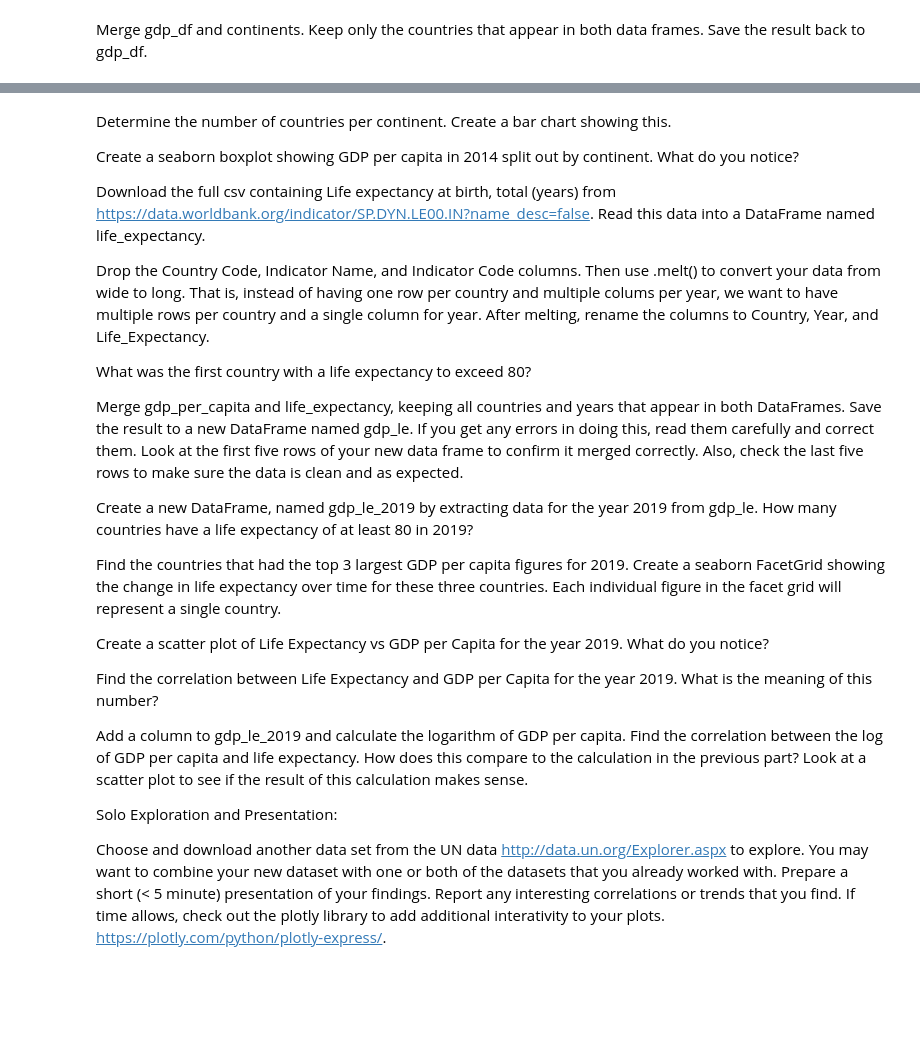
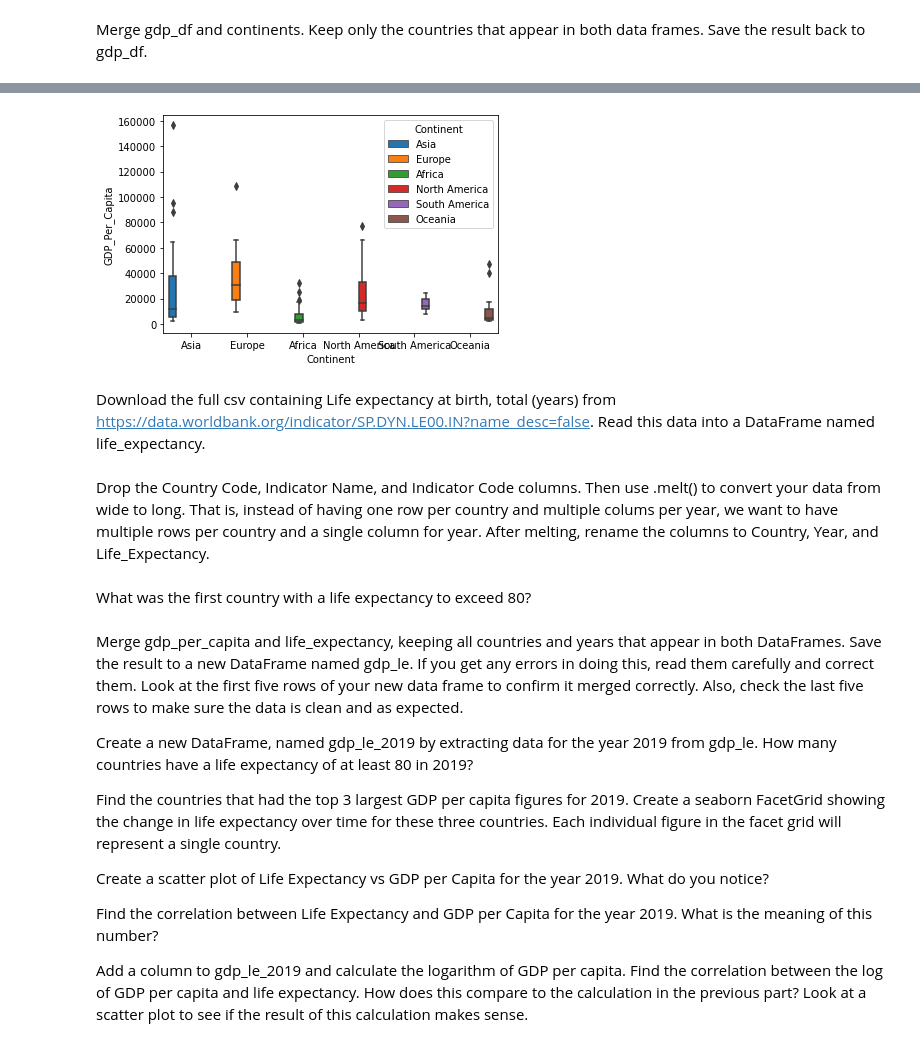
Before and after one commit to nss-data-science-cohort-6/un_data_question-bvanitsthian, a Jupyter notebook: UN_Data_Exploration.ipynb, the cells around one changed output, grey strips where cells are left out. Saved outputs shown, nothing was run; the diff lists cells and outputs as text; code cells hidden in the pictures; blank space fills up the shorter version.

```diff
--- a/UN_Data_Exploration.ipynb
+++ b/UN_Data_Exploration.ipynb
@@ -271,0 +300,5 @@ Merge gdp_df and continents. Keep only the countries that appear in both data fr
+# %%
+gdp_df_2014 = gdp_df[gdp_df['Year']==2014]
+gdp_df_2014 = gdp_df_2014.iloc[:,[0,2,4]].set_index('Country')
+gdp_df_2014 = gdp_df_2014.rename(columns={'Continent_y': 'Continent'})
+gdp_df_2014
@@ -272,14 +324,16 @@ Merge gdp_df and continents. Keep only the countries that appear in both data fr
+# %%
+boxplot_2014 = sns.boxplot(data=gdp_df_2014, x="Continent", y="GDP_Per_Capita",
+                           hue = "Continent", saturation=0.95)
+#boxplot_2014.set_xticklabels(labels="Continent", rotation = 30)
+# %% [output]
+[figure, added]
+# %% [markdown]
+Download the full csv containing Life expectancy at birth, total (years) from https://data.worldbank.org/indicator/SP.DYN.LE00.IN?name_desc=false. Read this data into a DataFrame named life_expectancy.
+# %% [markdown]
+Drop the Country Code, Indicator Name, and Indicator Code columns. Then use .melt() to convert your data from wide to long. That is, instead of having one row per country and multiple colums per year, we want to have multiple rows per country and a single column for year. After melting, rename the columns to Country, Year, and Life_Expectancy.
+# %% [markdown]
+What was the first country with a life expectancy to exceed 80?
 # %% [markdown]
-Determine the number of countries per continent. Create a bar chart showing this.
-
-Create a seaborn boxplot showing GDP per capita in 2014 split out by continent. What do you notice?
-
-Download the full csv containing Life expectancy at birth, total (years) from https://data.worldbank.org/indicator/SP.DYN.LE00.IN?name_desc=false. Read this data into a DataFrame named life_expectancy.
-
-Drop the Country Code, Indicator Name, and Indicator Code columns. Then use .melt() to convert your data from wide to long. That is, instead of having one row per country and multiple colums per year, we want to have multiple rows per country and a single column for year. After melting, rename the columns to Country, Year, and Life_Expectancy.
-
-What was the first country with a life expectancy to exceed 80?
-
 Merge gdp_per_capita and life_expectancy, keeping all countries and years that appear in both DataFrames. Save the result to a new DataFrame named gdp_le. If you get any errors in doing this, read them carefully and correct them. Look at the first five rows of your new data frame to confirm it merged correctly. Also, check the last five rows to make sure the data is clean and as expected.
 
 Create a new DataFrame, named gdp_le_2019 by extracting data for the year 2019 from gdp_le. How many countries have a life expectancy of at least 80 in 2019?
@@ -291,8 +345,3 @@ Create a scatter plot of Life Expectancy vs GDP per Capita for the year 2019. Wh
 Find the correlation between Life Expectancy and GDP per Capita for the year 2019. What is the meaning of this number?
 
 Add a column to gdp_le_2019 and calculate the logarithm of GDP per capita. Find the correlation between the log of GDP per capita and life expectancy. How does this compare to the calculation in the previous part? Look at a scatter plot to see if the result of this calculation makes sense.
-
-Solo Exploration and Presentation:
-
-Choose and download another data set from the UN data http://data.un.org/Explorer.aspx to explore. You may want to combine your new dataset with one or both of the datasets that you already worked with. Prepare a short (< 5 minute) presentation of your findings. Report any interesting correlations or trends that you find.
-If time allows, check out the plotly library to add additional interativity to your plots. https://plotly.com/python/plotly-express/.
```
Also changed, not shown: parts of 8 cells of this notebook.
